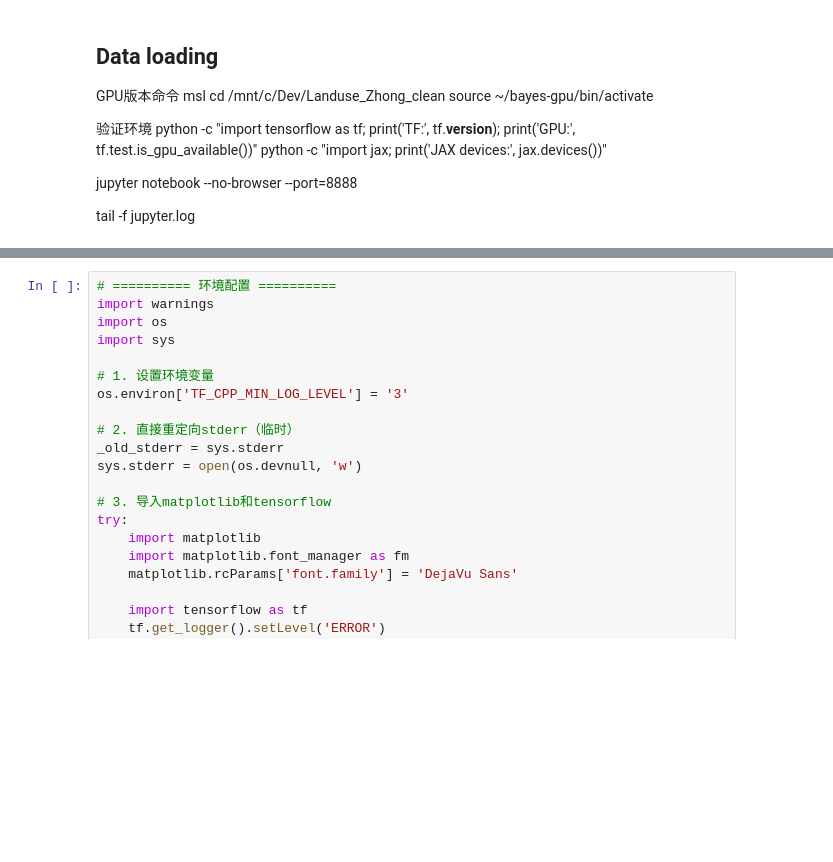
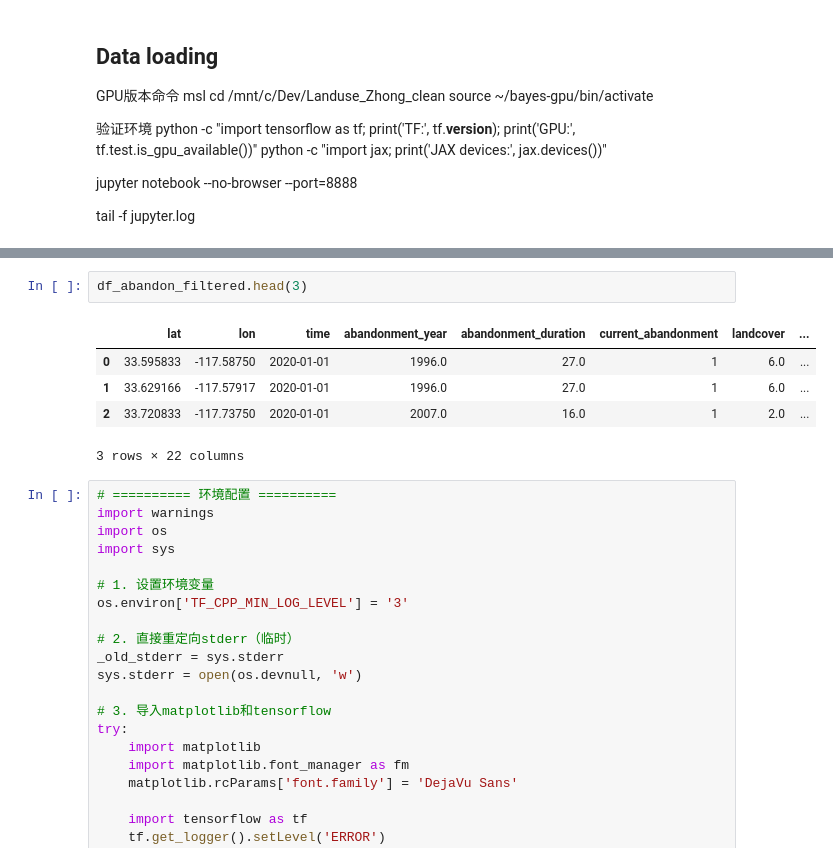
Before and after one commit to px39n/Landuse_Zhong, a Jupyter notebook: 3.0 pre-training.ipynb, the cells around one changed output, grey strips where cells are left out. Saved outputs shown, nothing was run; the diff lists cells and outputs as text; blank space fills up the shorter version.

```diff
--- a/3.0 pre-training.ipynb
+++ b/3.0 pre-training.ipynb
@@ -785,3 +779,11 @@ You want to predict the year: 2020.0
+# %%
+df_abandon_filtered.head(3)
+# %% [output]
+|  | lat | lon | time | abandonment_year | abandonment_duration | current_abandonment | landcover | ... |
+| 0 | 33.595833 | -117.58750 | 2020-01-01 | 1996.0 | 27.0 | 1 | 6.0 | ... |
+| 1 | 33.629166 | -117.57917 | 2020-01-01 | 1996.0 | 27.0 | 1 | 6.0 | ... |
+| 2 | 33.720833 | -117.73750 | 2020-01-01 | 2007.0 | 16.0 | 1 | 2.0 | ... |
+3 rows × 22 columns
 # %%
 # ========== 环境配置 ==========
 import warnings
```
Also changed, not shown: parts of 1 cell of this notebook, 8 other files.
